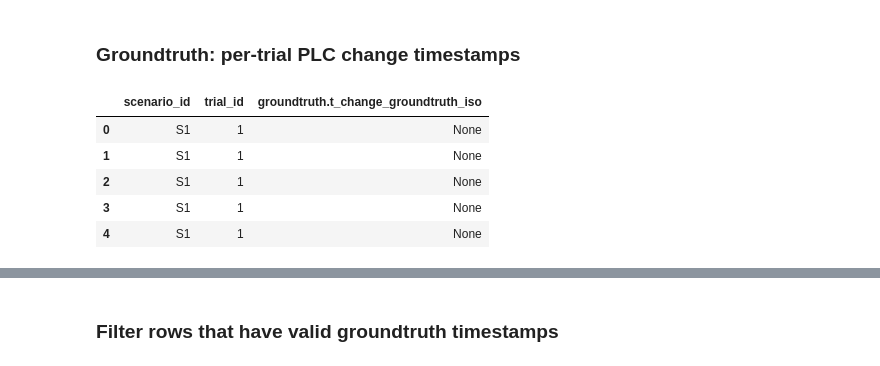
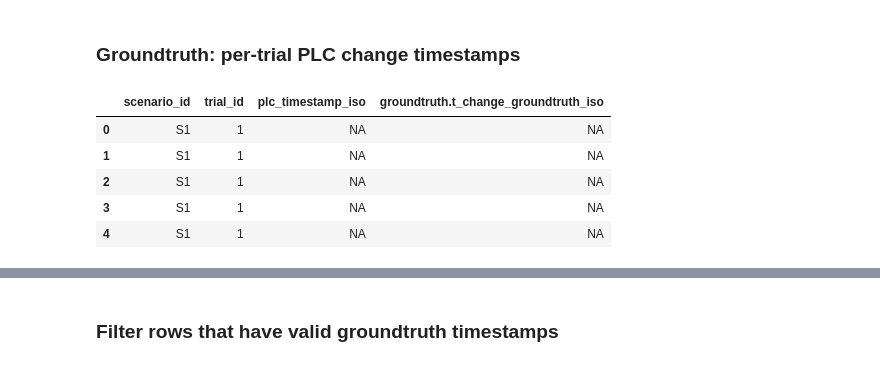
Before and after one commit to georgelake2/ESP32_PLC_Reader, a Jupyter notebook: Watchdog_experiments.ipynb, the cells around one changed output, grey strips where cells are left out. Saved outputs shown, nothing was run; the diff lists cells and outputs as text; code cells hidden in the pictures.

```diff
--- a/Watchdog_experiments.ipynb
+++ b/Watchdog_experiments.ipynb
@@ -407,42 +408,48 @@ This section computes latency per trial and summarizes it by `scenario_id` and `
 # %% [markdown]
 ### Groundtruth: per-trial PLC change timestamps
 # %%
-# Manual groundtruth timestamps for change trials.
-# Key:   (scenario_id, trial_id)
-# Value: ISO-8601 timestamp string when the PLC change was applied.
-#
-# Example (replace with real values from your experiments):
-# GROUNDTRUTH_CHANGE_TIMES = {
-#     ("S2", 1): "2025-11-26T14:22:05.000Z",
-# }
+# 1.4.1 Groundtruth: per-trial PLC change timestamps (from log)
 
-GROUNDTRUTH_CHANGE_TIMES = {
-    ("S2", 1): "2025-11-27T21:04:59.800Z"
-}
+# We expect the ESP firmware to populate plc_timestamp_iso
+if "plc_timestamp_iso" not in flat.columns:
+    raise KeyError(
+        "Column 'plc_timestamp_iso' not found in flat. "
+        "Ensure the ESP32 firmware is writing plc_timestamp_iso into the JSON logs."
+    )
+
+# Build a mapping: (scenario_id, trial_id) -> first non-NA PLC timestamp in that trial
+plc_change_times = (
+    flat[
+        flat["plc_timestamp_iso"].notna()
+        & (flat["plc_timestamp_iso"] != "NA")
+    ]
+    .groupby(["scenario_id", "trial_id"])["plc_timestamp_iso"]
+    .first()
+    .to_dict()
+)
+
+def groundtruth_time_from_plc(row):
+    key = (row.get("scenario_id", None), int(row.get("trial_id", 0)))
+    # If trial has a PLC change stamp, use it; otherwise mark as "NA"
+    return plc_change_times.get(key, "NA")
+
+# Fill groundtruth.t_change_groundtruth_iso for every row based on PLC timestamps
+flat["groundtruth.t_change_groundtruth_iso"] = flat.apply(
+    groundtruth_time_from_plc,
+    axis=1,
+)
+
+flat[[
+    "scenario_id",
+    "trial_id",
+    "plc_timestamp_iso",
+    "groundtruth.t_change_groundtruth_iso",
+]].head()
+# %% [output]
+|  | scenario_id | trial_id | plc_timestamp_iso | groundtruth.t_change_groundtruth_iso |
+| 0 | S1 | 1 | NA | NA |
+| 1 | S1 | 1 | NA | NA |
+| 2 | S1 | 1 | NA | NA |
+| 3 | S1 | 1 | NA | NA |
+| 4 | S1 | 1 | NA | NA |
-# %%
-# Fill groundtruth.t_change_groundtruth_iso for each trial from the manual mapping.
-def groundtruth_time(row):
-    key = (row.get("scenario_id", None), int(row.get("trial_id", 0)))
-    if key in GROUNDTRUTH_CHANGE_TIMES:
-        return GROUNDTRUTH_CHANGE_TIMES[key]
-    # Fall back to whatever is in the log (usually "NA")
-    return row.get("groundtruth.t_change_groundtruth_iso", "NA")
-
-flat["groundtruth.t_change_groundtruth_iso"] = flat.apply(
-    groundtruth_time,
-    axis=1,
-)
-
-flat[[
-    "scenario_id",
-    "trial_id",
-    "groundtruth.t_change_groundtruth_iso",
-]].head()
-# %% [output]
-|  | scenario_id | trial_id | groundtruth.t_change_groundtruth_iso |
-| 0 | S1 | 1 | None |
-| 1 | S1 | 1 | None |
-| 2 | S1 | 1 | None |
-| 3 | S1 | 1 | None |
-| 4 | S1 | 1 | None |
 # %%
```
Also changed, not shown: parts of 9 cells of this notebook, 3 other files.
